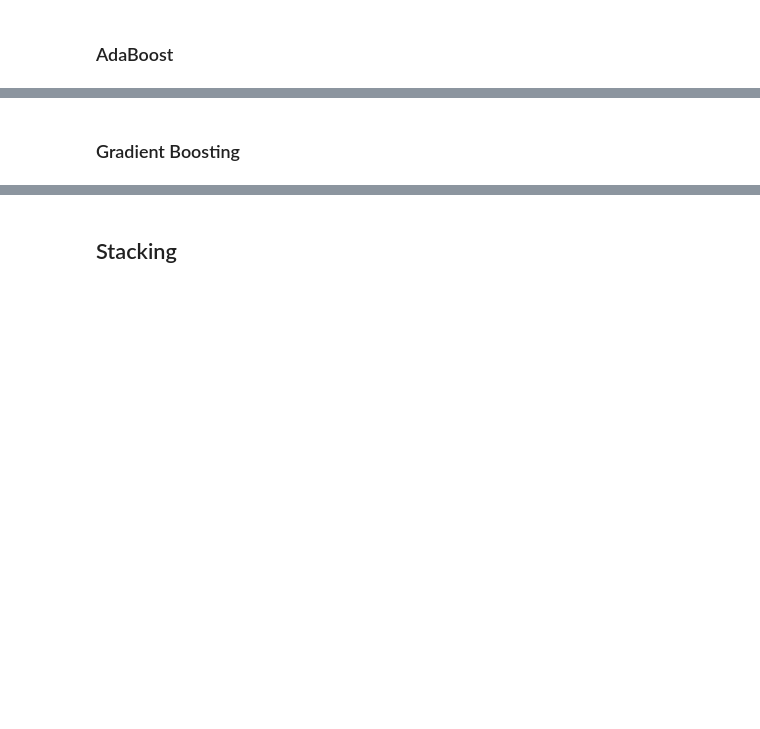
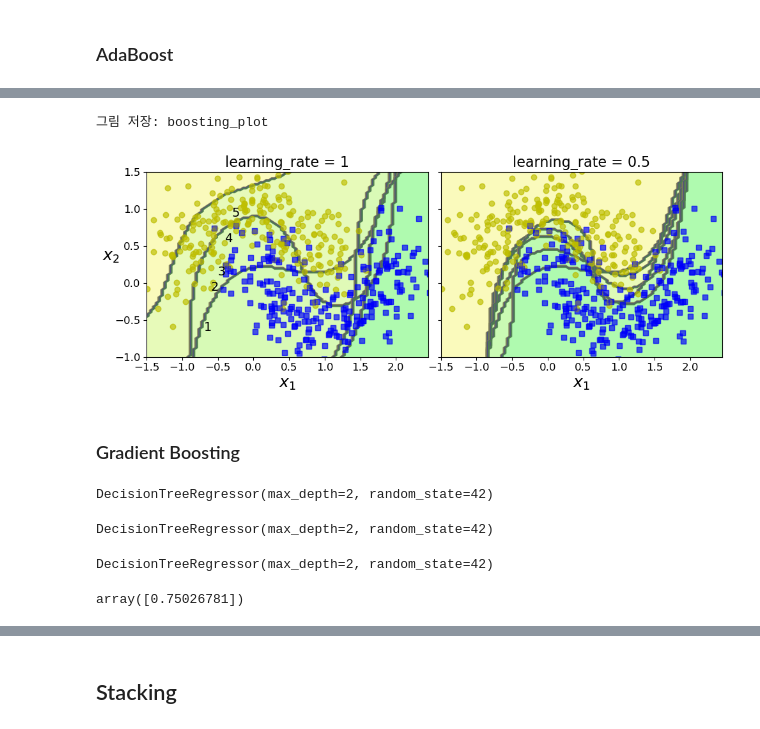
Before and after one commit to solyourock/ML_study, a Jupyter notebook: Hands_on/Chap7/chap_7.ipynb, the cells around one changed output, grey strips where cells are left out. Saved outputs shown, nothing was run; the diff lists cells and outputs as text; code cells hidden in the pictures; blank space fills up the shorter version.

```diff
--- a/Hands_on/Chap7/chap_7.ipynb
+++ b/Hands_on/Chap7/chap_7.ipynb
@@ -322,2 +299,34 @@ for subplot, learning_rate in ((0,1), (1,0.5)):
+# %%
+
+m = len(X_train)
+
+fix, axes = plt.subplots(ncols=2, figsize=(10,4), sharey=True)
+for subplot, learning_rate in ((0, 1), (1, 0.5)):
+    sample_weights = np.ones(m) / m
+    plt.sca(axes[subplot])
+    for i in range(5):
+        svm_clf = SVC(kernel="rbf", C=0.2, gamma=0.6, random_state=42)
+        svm_clf.fit(X_train, y_train, sample_weight=sample_weights * m)
+        y_pred = svm_clf.predict(X_train)
+        r = sample_weights[y_pred != y_train].sum() / sample_weights.sum() # equation 7-1
+        alpha = learning_rate * np.log((1 - r) / r) # equation 7-2
+        sample_weights[y_pred != y_train] *= np.exp(alpha) # equation 7-3
+        sample_weights /= sample_weights.sum() # normalization step
+        plot_decision_boundary(svm_clf, X, y, alpha=0.2)
+        plt.title("learning_rate = {}".format(learning_rate), fontsize=16)
+    if subplot == 0:
+        plt.text(-0.7, -0.65, "1", fontsize=14)
+        plt.text(-0.6, -0.10, "2", fontsize=14)
+        plt.text(-0.5,  0.10, "3", fontsize=14)
+        plt.text(-0.4,  0.55, "4", fontsize=14)
+        plt.text(-0.3,  0.90, "5", fontsize=14)
+    else:
+        plt.ylabel("")
+
+save_fig("boosting_plot")
+plt.show()
+# %% [output]
+그림 저장: boosting_plot
+[figure, added]
 # %% [markdown]
 ### Gradient Boosting
@@ -323,0 +337,19 @@ for subplot, learning_rate in ((0,1), (1,0.5)):
+# %%
+from sklearn.tree import DecisionTreeRegressor
+
+tree_reg1 = DecisionTreeRegressor(max_depth=2, random_state=42)
+tree_reg1.fit(X, y)
+# %% [output]
+DecisionTreeRegressor(max_depth=2, random_state=42)
+# %%
+y2 = y - tree_reg1.predict(X)
+tree_reg2 = DecisionTreeRegressor(max_depth=2, random_state=42)
+tree_reg2.fit(X, y2)
+# %% [output]
+DecisionTreeRegressor(max_depth=2, random_state=42)
+# %%
+y3 = y2 - tree_reg2.predict(X)
+tree_reg3 = DecisionTreeRegressor(max_depth=2, random_state=42)
+tree_reg3.fit(X, y3)
+# %% [output]
+DecisionTreeRegressor(max_depth=2, random_state=42)
@@ -323,0 +360,4 @@ for subplot, learning_rate in ((0,1), (1,0.5)):
+# %%
+y_pred
+# %% [output]
+array([0.75026781])
```
Also changed, not shown: parts of 58 cells of this notebook, 3 other files.
